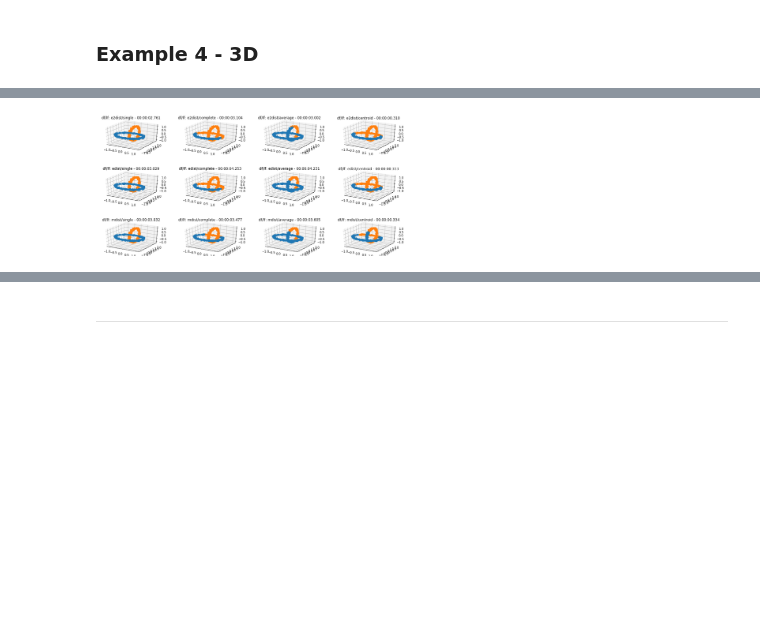
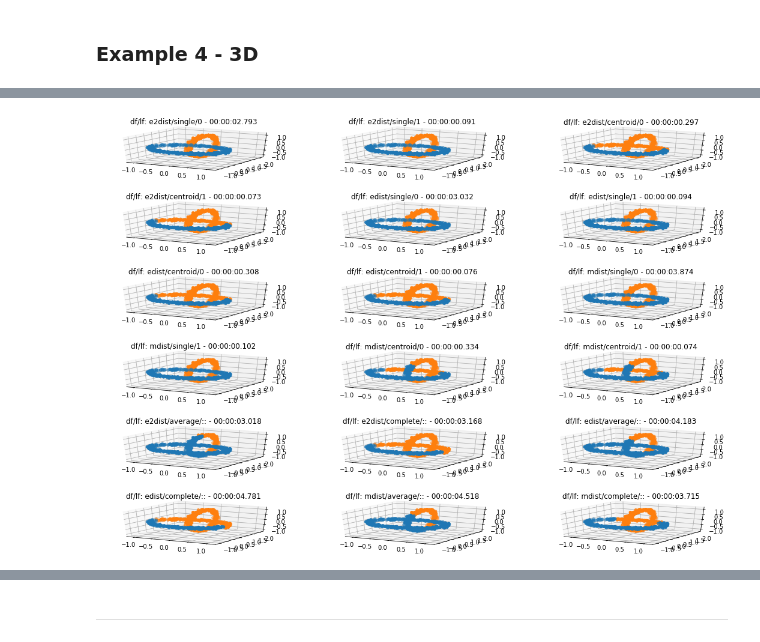
Before and after one commit to KxSystems/ml, a Jupyter notebook: clust/notebooks/clustering.ipynb, the cells around one changed output, grey strips where cells are left out. Cells and saved outputs as stored; diff of their text form; code cells hidden in the pictures; blank space fills up the shorter version.

```diff
--- a/clust/notebooks/clustering.ipynb
+++ b/clust/notebooks/clustering.ipynb
@@ -132,5 +132,5 @@ plotcluster[`dbscan;d4;(cross/)(-1_df;100;.6)]
 # %%
-plotcluster[`hc;d4;(cross/)(2;-1_df;-1_lf)]
+plotcluster[`hc;d4;((cross/)(2;-1_df;`single`centroid;01b)),(cross/)(2;-1_df;`average`complete;(::))]
 # %% [output]
-[figure, old version]
+[figure, new version]
 # %%
```
Also changed, not shown: parts of 11 cells of this notebook, 11 other files.
